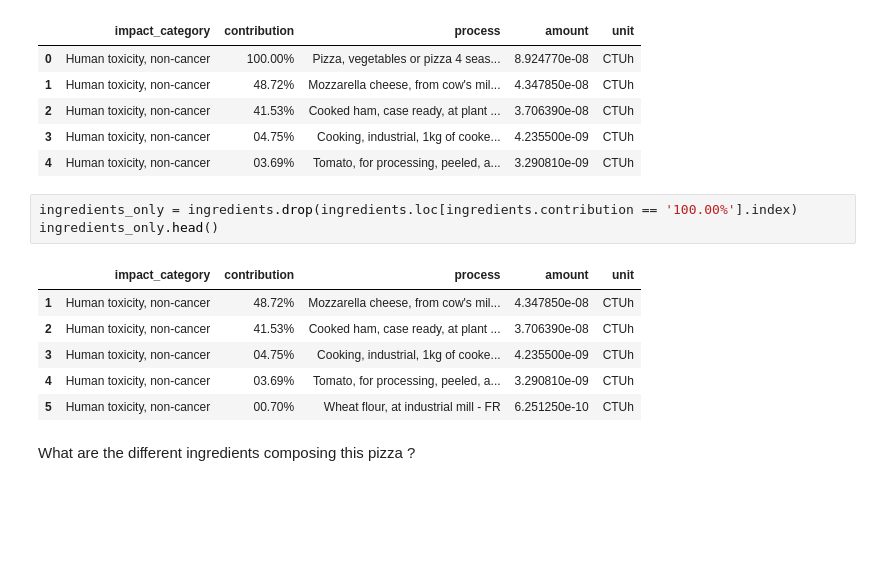
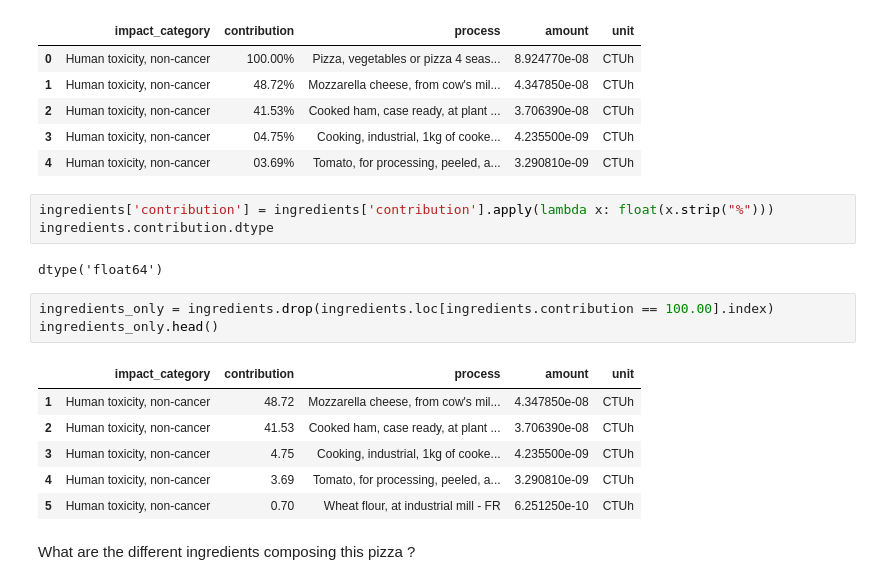
Before and after one commit to matthieu-str/ecolens, a Jupyter notebook: LCA_tool_example01.ipynb, the cells around one changed output. Saved outputs shown, nothing was run; the diff lists cells and outputs as text; blank space fills up the shorter version.

```diff
--- a/LCA_tool_example01.ipynb
+++ b/LCA_tool_example01.ipynb
@@ -183,16 +183,21 @@ ingredients.head()
 | 2 | Human toxicity, non-cancer | 41.53% | Cooked ham, case ready, at plant ... | 3.706390e-08 | CTUh |
 | 3 | Human toxicity, non-cancer | 04.75% | Cooking, industrial, 1kg of cooke... | 4.235500e-09 | CTUh |
 | 4 | Human toxicity, non-cancer | 03.69% | Tomato, for processing, peeled, a... | 3.290810e-09 | CTUh |
+# %%
+ingredients['contribution'] = ingredients['contribution'].apply(lambda x: float(x.strip("%")))
+ingredients.contribution.dtype
+# %% [output]
+dtype('float64')
 # %%
-ingredients_only = ingredients.drop(ingredients.loc[ingredients.contribution == '100.00%'].index)
+ingredients_only = ingredients.drop(ingredients.loc[ingredients.contribution == 100.00].index)
 ingredients_only.head()
 # %% [output]
 |  | impact_category | contribution | process | amount | unit |
-| 1 | Human toxicity, non-cancer | 48.72% | Mozzarella cheese, from cow's mil... | 4.347850e-08 | CTUh |
-| 2 | Human toxicity, non-cancer | 41.53% | Cooked ham, case ready, at plant ... | 3.706390e-08 | CTUh |
-| 3 | Human toxicity, non-cancer | 04.75% | Cooking, industrial, 1kg of cooke... | 4.235500e-09 | CTUh |
-| 4 | Human toxicity, non-cancer | 03.69% | Tomato, for processing, peeled, a... | 3.290810e-09 | CTUh |
-| 5 | Human toxicity, non-cancer | 00.70% | Wheat flour, at industrial mill - FR | 6.251250e-10 | CTUh |
+| 1 | Human toxicity, non-cancer | 48.72 | Mozzarella cheese, from cow's mil... | 4.347850e-08 | CTUh |
+| 2 | Human toxicity, non-cancer | 41.53 | Cooked ham, case ready, at plant ... | 3.706390e-08 | CTUh |
+| 3 | Human toxicity, non-cancer | 4.75 | Cooking, industrial, 1kg of cooke... | 4.235500e-09 | CTUh |
+| 4 | Human toxicity, non-cancer | 3.69 | Tomato, for processing, peeled, a... | 3.290810e-09 | CTUh |
+| 5 | Human toxicity, non-cancer | 0.70 | Wheat flour, at industrial mill - FR | 6.251250e-10 | CTUh |
 # %% [markdown]
 What are the different ingredients composing this pizza ?
 # %%
```
Also changed, not shown: parts of 7 cells of this notebook.
